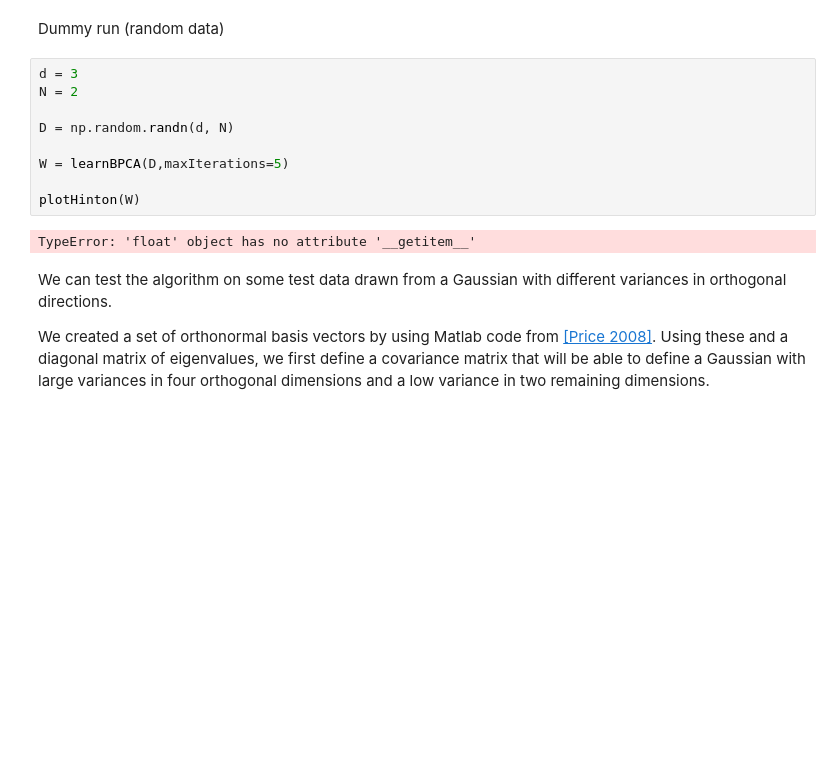
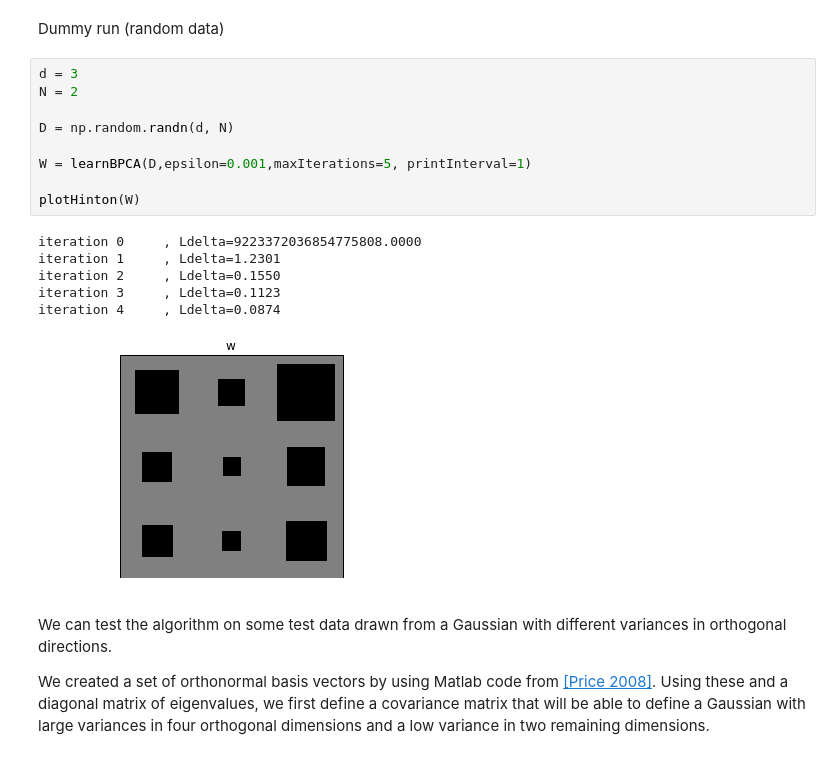
Before and after one commit to stablum/mlpm, a Jupyter notebook: 3/lab03_Belle_Mennes_Stablum.ipynb, the cells around one changed output. Drawn from its saved outputs; the diff is of its cells as text; blank space fills up the shorter version.

```diff
--- a/3/lab03_Belle_Mennes_Stablum.ipynb
+++ b/3/lab03_Belle_Mennes_Stablum.ipynb
@@ -977,14 +979,19 @@ Dummy run (random data)
 # %%
 d = 3
 N = 2
 
 D = np.random.randn(d, N)
 
-W = learnBPCA(D,maxIterations=5)
+W = learnBPCA(D,epsilon=0.001,maxIterations=5, printInterval=1)
 
 plotHinton(W)
 # %% [output]
-TypeError: 'float' object has no attribute '__getitem__'
+iteration 0     , Ldelta=9223372036854775808.0000
+iteration 1     , Ldelta=1.2301
+iteration 2     , Ldelta=0.1550
+iteration 3     , Ldelta=0.1123
+iteration 4     , Ldelta=0.0874
+[figure, added]
 # %% [markdown]
 We can test the algorithm on some test data drawn from a Gaussian with different variances in orthogonal directions.
 
```
Also changed, not shown: parts of 9 cells of this notebook.
